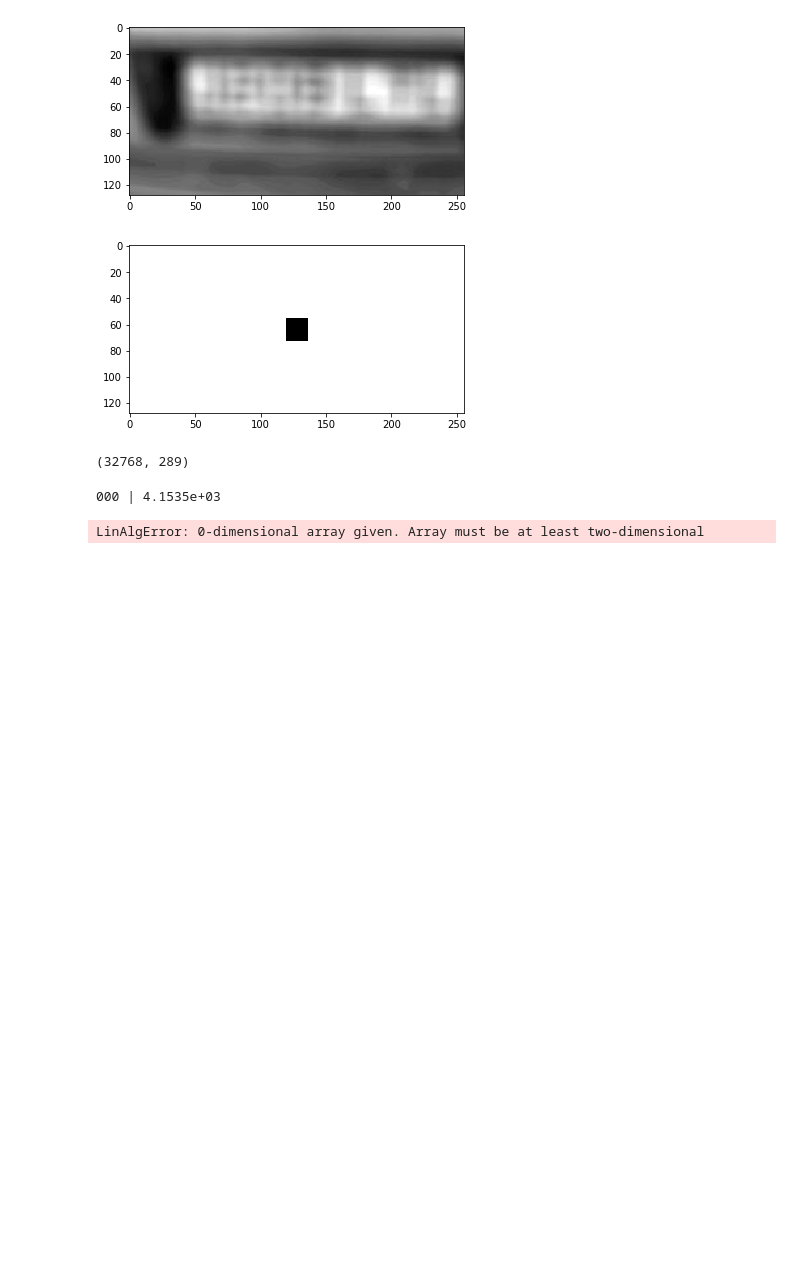
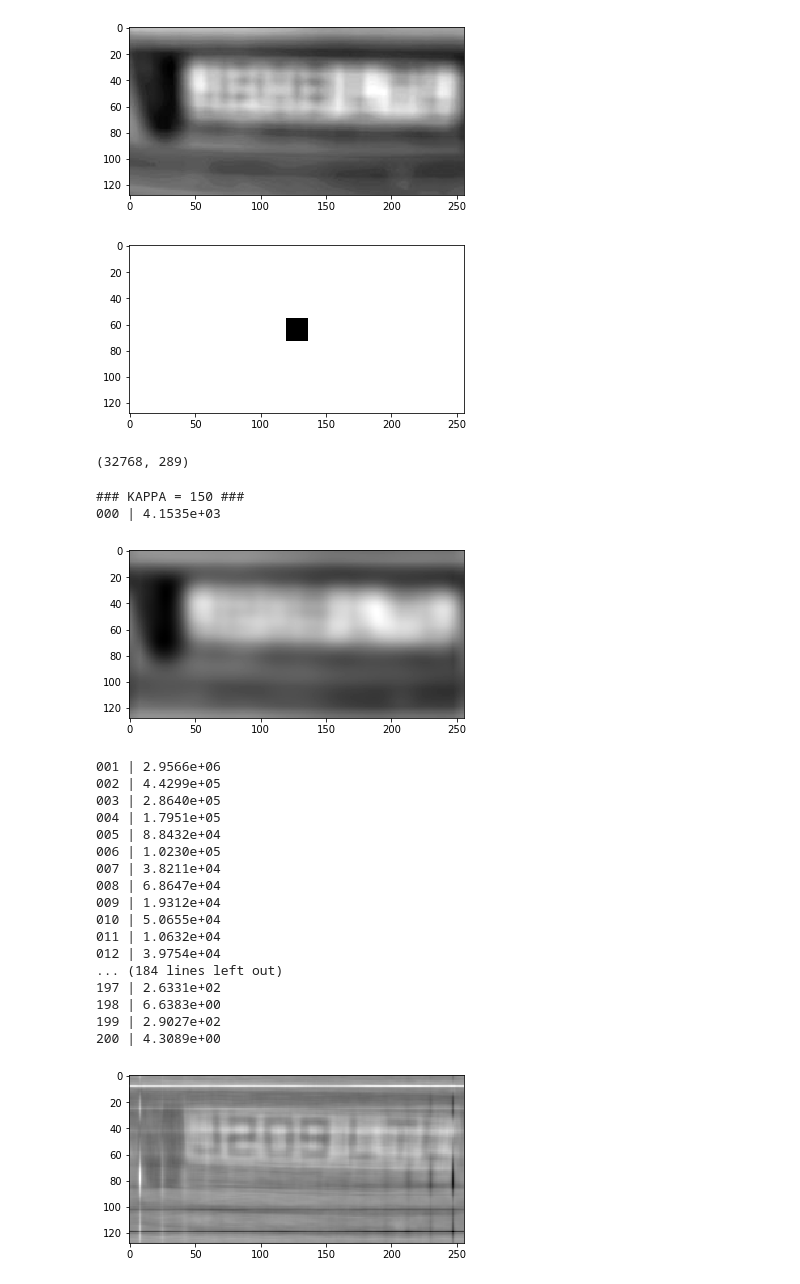
Before and after one commit to marcoabrate/mathematics_of_data, a Jupyter notebook: homework_4/python/part2/Test_deblur.ipynb, the cells around one changed output. Cells and saved outputs as stored; diff of their text form; code cells hidden in the pictures; blank space fills up the shorter version.

```diff
--- a/homework_4/python/part2/Test_deblur.ipynb
+++ b/homework_4/python/part2/Test_deblur.ipynb
@@ -127,16 +127,16 @@ def FrankWolfe(Aoper, AToper, b, n1, n2, kappa, maxit, plotFunc):
         AXsharp_t = Aoper(topLe_vec, -kappa, topRe_vec.T)
 
         # Step size
-        weight = 2/(iteration+2)
+        weight = 2.0/(iteration+2)
 
         # Update A*X
         AX_t = (1.0-weight)*AX_t + weight*(AXsharp_t)
 
         # Update X
-        X = ???
+        X = (1.0 - weight)*X + weight*(-kappa*np.outer(topLe_vec, topRe_vec))
 
         # Show the reconstruction (at every 10 iteration)
-        if (float(iteration/10) == float(iteration)/10):
+        if (iteration%200 == 0):
             U,S,V = np.linalg.svd(X,full_matrices=0,compute_uv=1)
             plotFunc(U[:,0])
 
@@ -144,12 +144,32 @@ def FrankWolfe(Aoper, AToper, b, n1, n2, kappa, maxit, plotFunc):
 # %%
 # Run Frank-Wolfe's method
 MaxIters = 200
-kappa = 1000
+kappa = 150
+print("### KAPPA = %d ###" %kappa)
 plotF = lambda m: plotFunc(m,Cop,x)
 xFW = FrankWolfe(Aoper, AToper, b, kernelsize, imsize, kappa, MaxIters, plotF)
 # %% [output]
+### KAPPA = 150 ###
 000 | 4.1535e+03
+[figure, added]
-LinAlgError: 0-dimensional array given. Array must be at least two-dimensional
+001 | 2.9566e+06
+002 | 4.4299e+05
+003 | 2.8640e+05
+004 | 1.7951e+05
+005 | 8.8432e+04
+006 | 1.0230e+05
+007 | 3.8211e+04
+008 | 6.8647e+04
+009 | 1.9312e+04
+010 | 5.0655e+04
+011 | 1.0632e+04
+012 | 3.9754e+04
+... (184 lines left out)
+197 | 2.6331e+02
+198 | 6.6383e+00
+199 | 2.9027e+02
+200 | 4.3089e+00
+[figure, added]
 # %%
 # NOTE: This experiment is based on the theory and the codes publised in
 #'Blind Deconvolution using Convex Programming' by A.Ahmed, B.Recht and J.Romberg.
```
Also changed, not shown: 14 other files.
